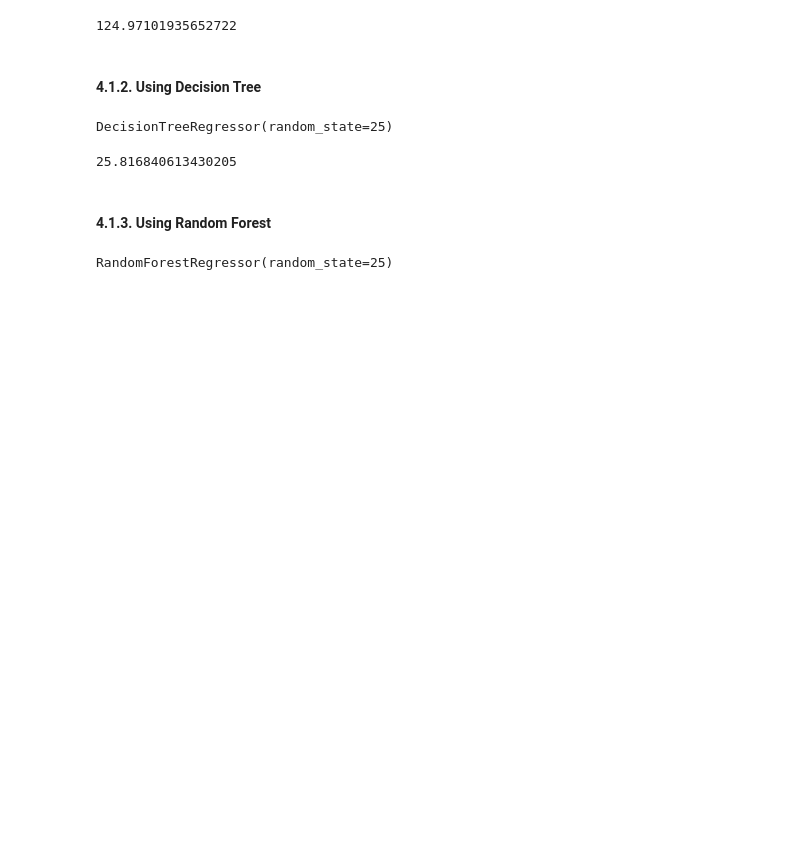
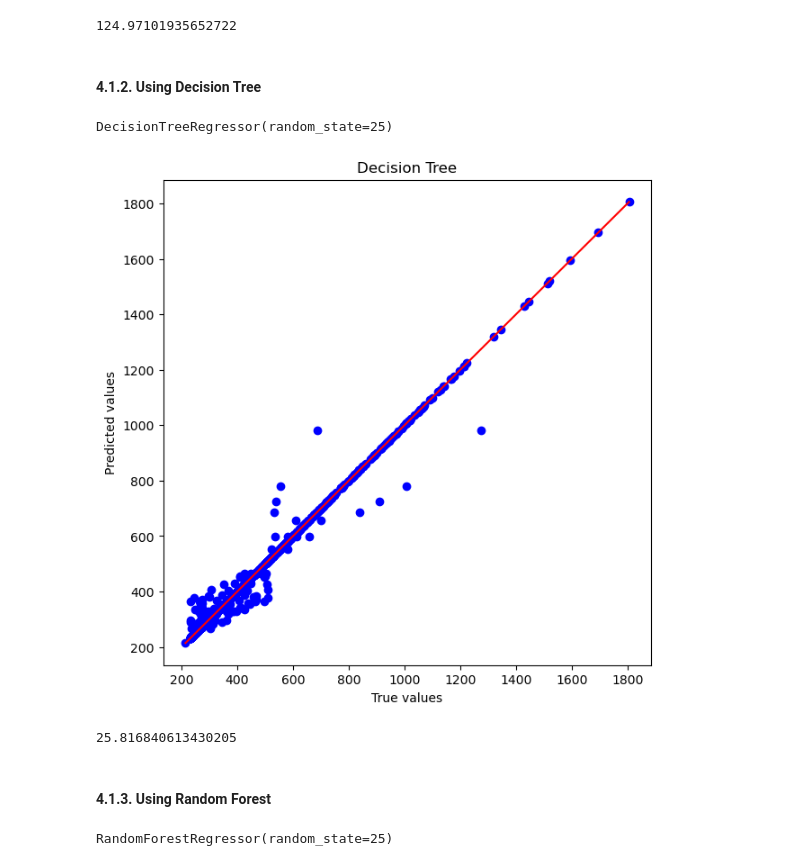
Before and after one commit to Khoa4chuwxA/Intro2DS-FinalProject, a Jupyter notebook: notebooks/4. Data Modeling.ipynb, the cells around one changed output. Drawn from its saved outputs; the diff is of its cells as text; code cells hidden in the pictures; blank space fills up the shorter version.

```diff
--- a/notebooks/4. Data Modeling.ipynb
+++ b/notebooks/4. Data Modeling.ipynb
@@ -134,4 +144,15 @@ tree_reg = DecisionTreeRegressor(random_state=25)
 tree_reg.fit(transformed_X_train, y_train)
 # %% [output]
 DecisionTreeRegressor(random_state=25)
+# %%
+predicted_values = tree_reg.predict(transformed_X_train)
+plt.figure(figsize=(7, 7))
+plt.scatter(y_train, predicted_values, color='blue')
+plt.plot([y_train.min(), y_train.max()], [y_train.min(), y_train.max()], color='red')
+plt.xlabel('True values')
+plt.ylabel('Predicted values')
+plt.title('Decision Tree')
+plt.show()
+# %% [output]
+[figure, added]
 # %%
```
Also changed, not shown: parts of 14 cells of this notebook.
